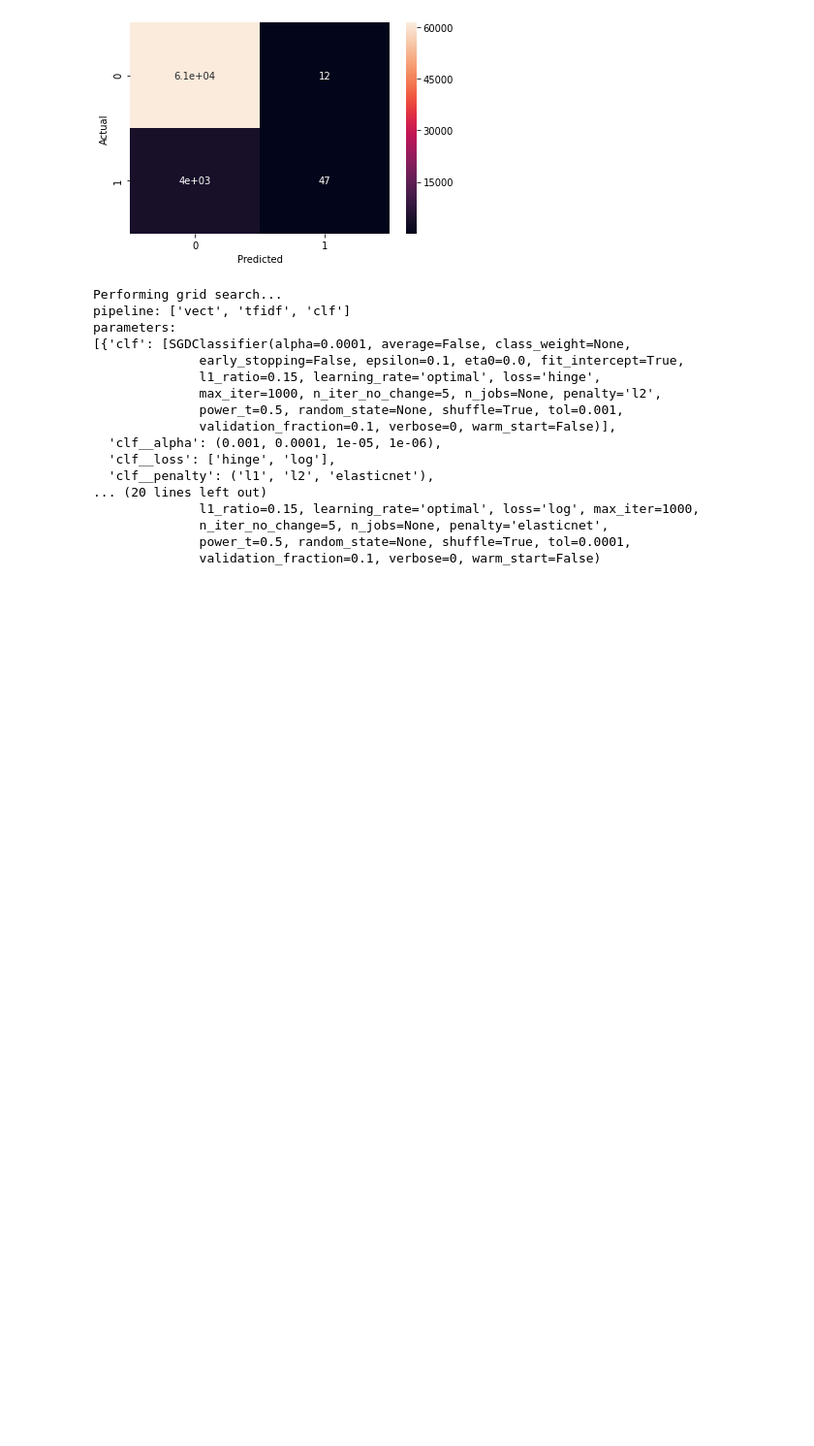
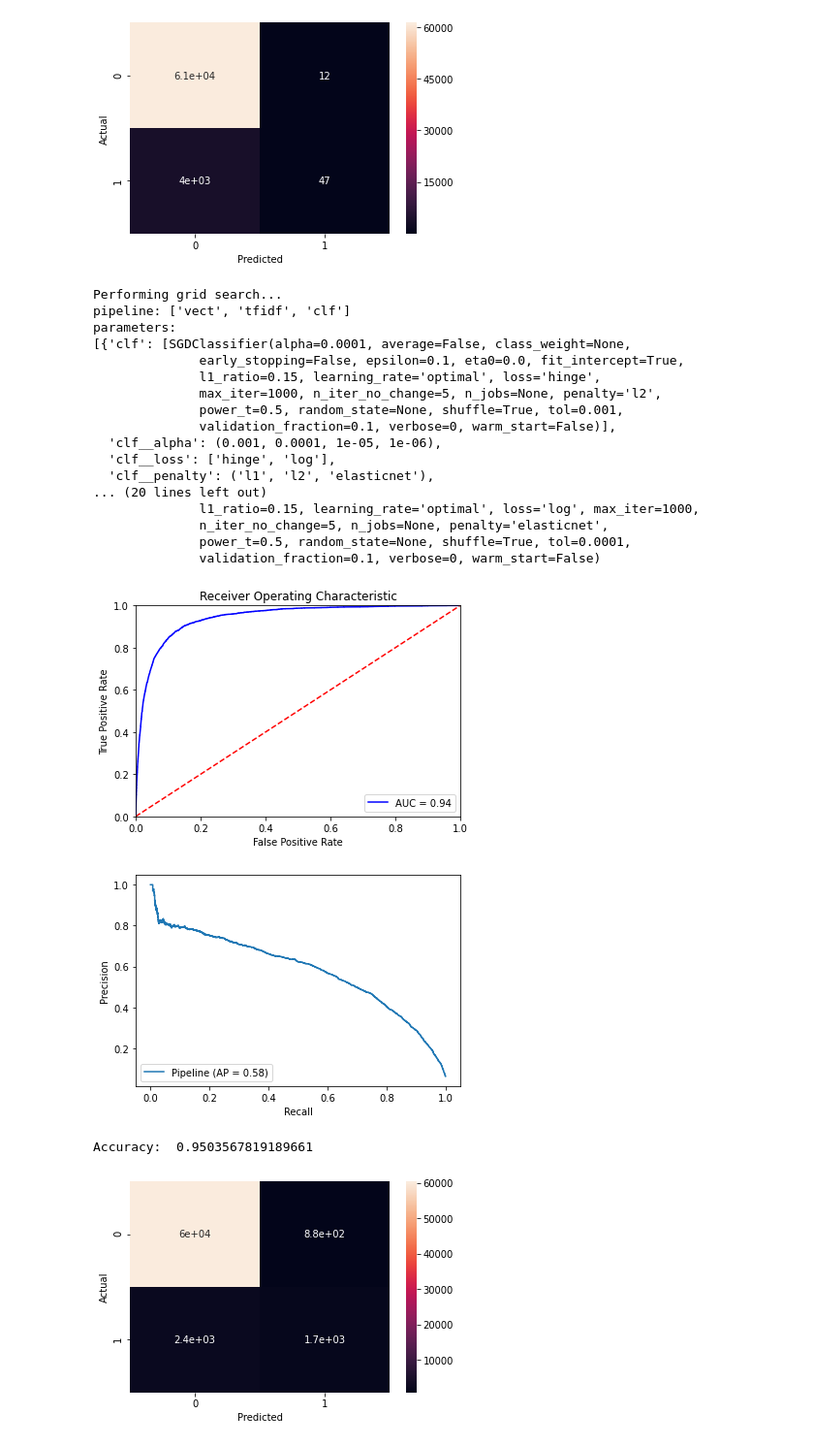
Before and after one commit to shiranimehr/Capstone-two, a Jupyter notebook: insincere_questions_classification/notebooks/Modeling.ipynb, the cells around one changed output. Shown at 97% size. Saved outputs shown, nothing was run; the diff lists cells and outputs as text; code cells hidden in the pictures; blank space fills up the shorter version.

Commit message:
Update Modeling.ipynb
Added precision recall curve for the best model.

```diff
--- a/insincere_questions_classification/notebooks/Modeling.ipynb
+++ b/insincere_questions_classification/notebooks/Modeling.ipynb
@@ -214,3 +212,21 @@ parameters:
               n_iter_no_change=5, n_jobs=None, penalty='elasticnet',
               power_t=0.5, random_state=None, shuffle=True, tol=0.0001,
               validation_fraction=0.1, verbose=0, warm_start=False)
+# %%
+best_model  = gscv.best_estimator_
+best_model.fit(X_train['question_text'], y_train['target'])
+
+plot_roc(best_model, X_test['question_text'], y_test['target'])
+
+[precision, recall, average_precision] = calculate_precision_recall(best_model,
+                                                                    X_test['question_text'],
+                                                                    y_test['target'])
+
+best_model_predicted = best_model.predict(X_test['question_text'])
+calculate_accuracy(y_test['target'], best_model_predicted)
+plot_confusion_matrix(y_test['target'], best_model_predicted)
+# %% [output]
+[figure, added]
+[figure, added]
+Accuracy:  0.9503567819189661
+[figure, added]
```
Also changed, not shown: parts of 5 cells of this notebook.
